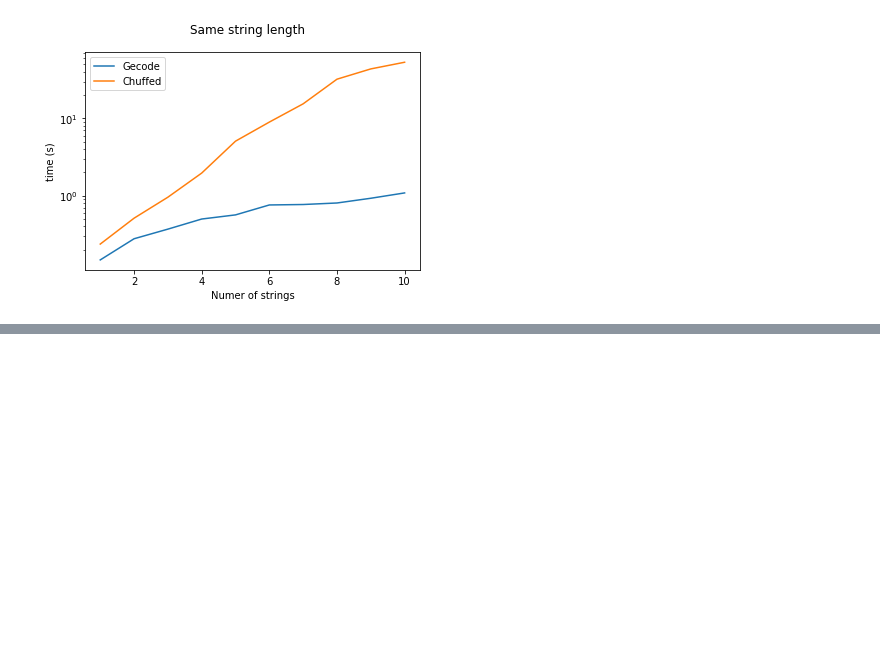
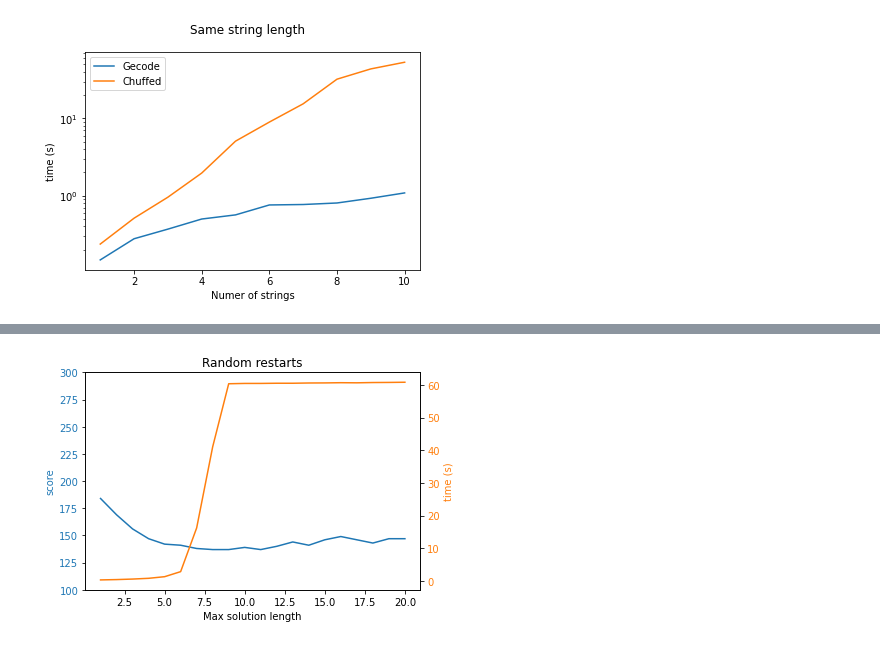
Before and after one commit to ML31/PS_in_AI, a Jupyter notebook: main.ipynb, the cells around one changed output, grey strips where cells are left out. Saved outputs shown, nothing was run; the diff lists cells and outputs as text; code cells hidden in the pictures; blank space fills up the shorter version.

Commit message:
random restart experiment

```diff
--- a/main.ipynb
+++ b/main.ipynb
@@ -284,0 +349,21 @@ plt.savefig("score_vs_time.pdf")
+# %%
+fig, ax1 = plt.subplots()
+
+color = 'tab:blue'
+ax1.set_xlabel("Max solution length")
+ax1.set_ylabel("score", color=color)
+ax1.plot(results4.sol_length, results4.score, color=color)
+ax1.tick_params(axis='y', labelcolor=color)
+ax1.set_ylim(100, 300)
+
+ax2 = ax1.twinx()  # instantiate a second axes that shares the same x-axis
+
+color = 'tab:orange'
+ax2.set_ylabel("time (s)", color=color)
+ax2.plot(results4.sol_length, results4.time, color=color)
+ax2.tick_params(axis='y', labelcolor=color)
+
+plt.title("Random restarts")
+plt.savefig("score_vs_time_random.pdf")
+# %% [output]
+[figure, added]
```
Also changed, not shown: parts of 11 cells of this notebook, 5 other files.
